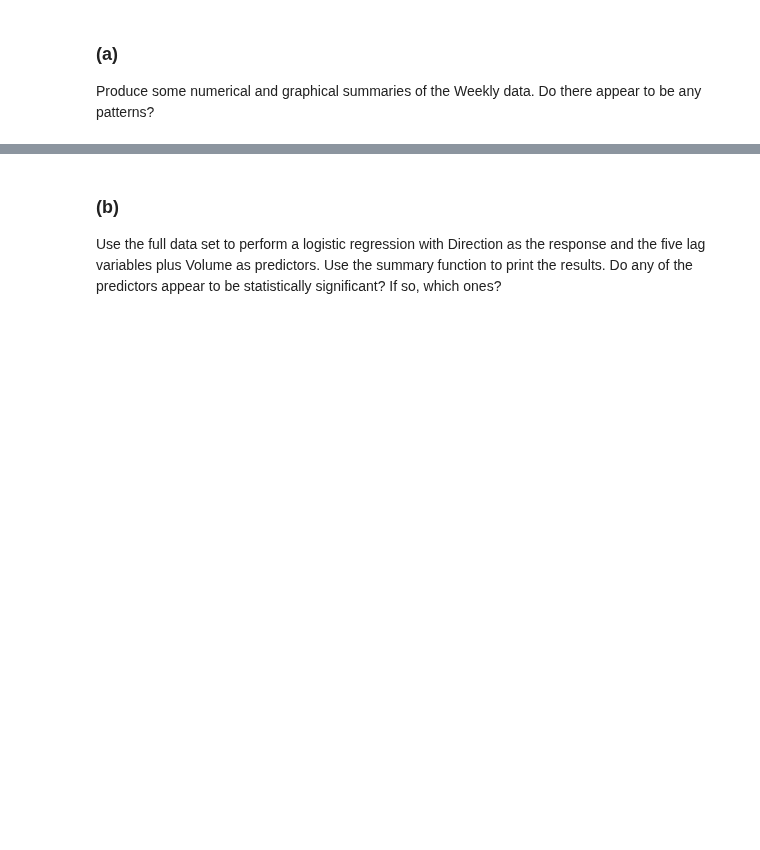
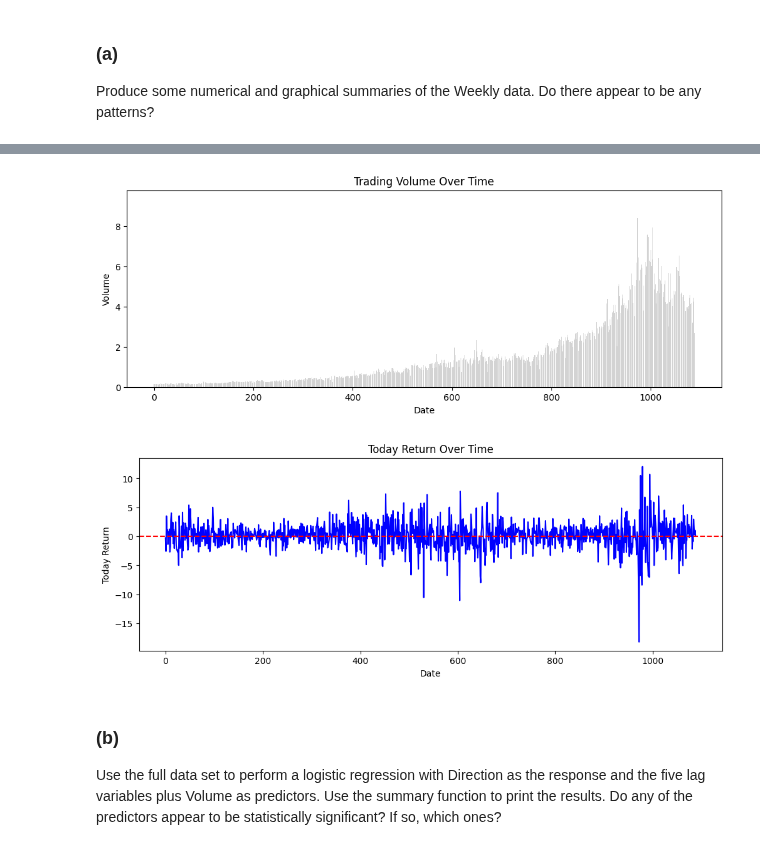
Before and after one commit to HWTeng-Teaching/202509-ML-FinTech, a Jupyter notebook: xxxx_NAME/2008_Chrissy/1027HW/Chrissy_1027HW_Ch4_Q13.ipynb, the cells around one changed output, grey strips where cells are left out. Drawn from its saved outputs; the diff is of its cells as text; code cells hidden in the pictures; blank space fills up the shorter version.

```diff
--- a/xxxx_NAME/2008_Chrissy/1027HW/Chrissy_1027HW_Ch4_Q13.ipynb
+++ b/xxxx_NAME/2008_Chrissy/1027HW/Chrissy_1027HW_Ch4_Q13.ipynb
@@ -7,3 +80,28 @@ Produce some numerical and graphical summaries of the Weekly data. Do there appe
+# %%
+import pandas as pd
+import matplotlib.pyplot as plt
+
+# 假設 df 是你的資料，索引是日期或連續編號
+
+# 1️⃣ 畫成交量（Volume）時間序列
+plt.figure(figsize=(12,4))
+plt.bar(df.index, df['Volume'], color='lightgrey')
+plt.xlabel('Date')
+plt.ylabel('Volume')
+plt.title('Trading Volume Over Time')
+plt.show()
+
+# 2️⃣ 畫當日報酬率（Today）時間序列
+plt.figure(figsize=(12,4))
+plt.plot(df.index, df['Today'], color='blue')
+plt.xlabel('Date')
+plt.ylabel('Today Return')
+plt.title('Today Return Over Time')
+plt.axhline(0, color='red', linestyle='--')  # 加一條水平線表示零報酬
+plt.show()
+# %% [output]
+[figure, added]
+[figure, added]
 # %% [markdown]
 ### (b)
 Use the full data set to perform a logistic regression with Direction as the response and the five lag variables plus Volume as predictors. Use the summary function to print the results. Do any of the predictors appear to be statistically significant? If so, which ones?
```
Also changed, not shown: parts of 5 cells of this notebook.
